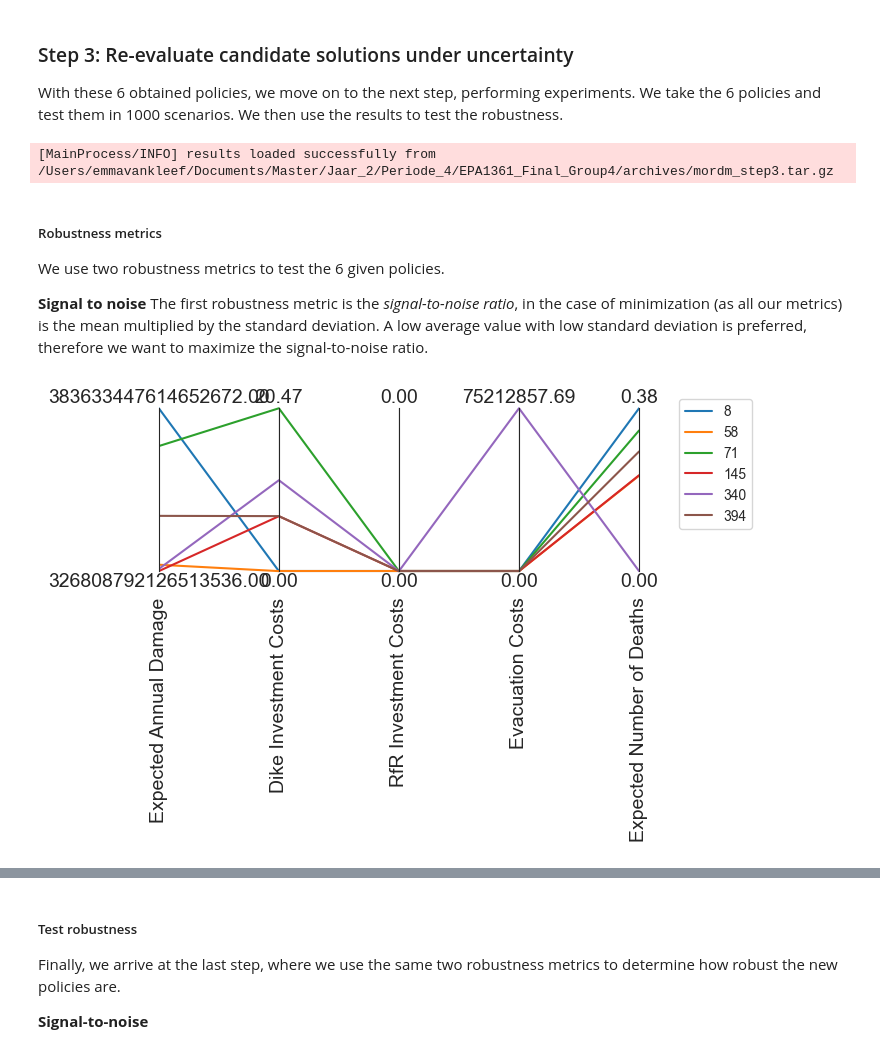
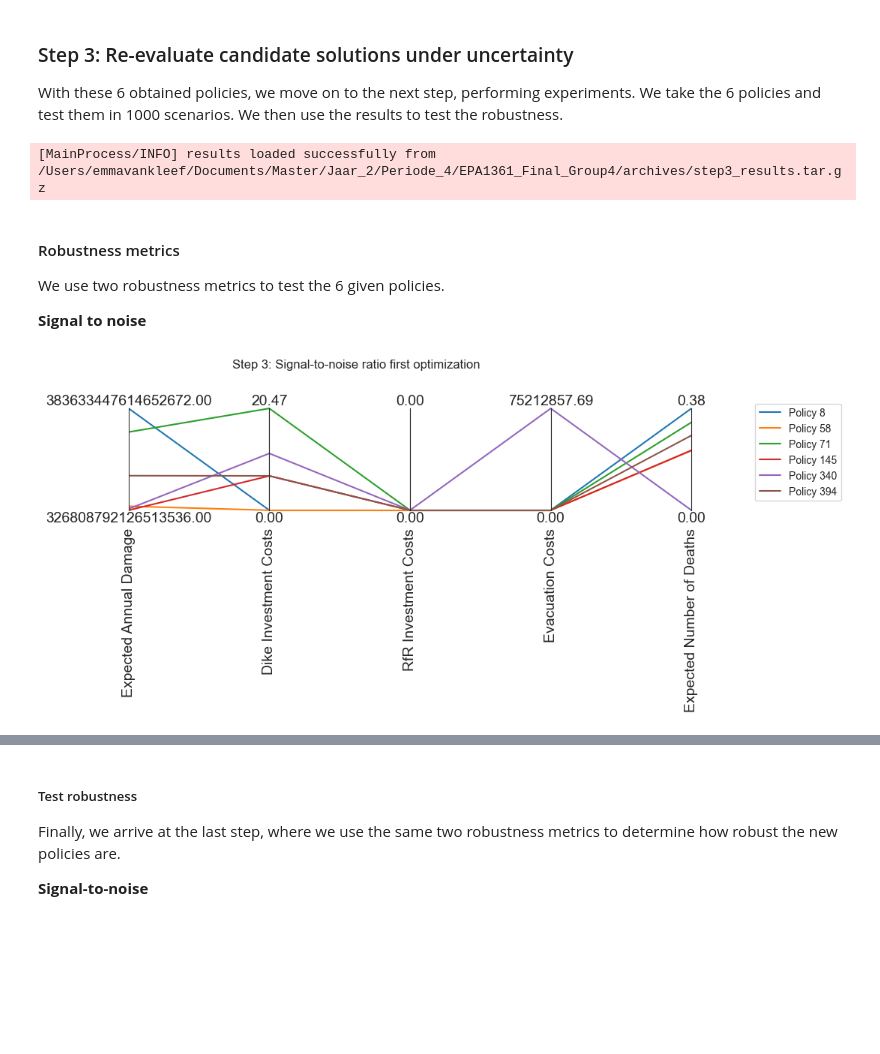
Before and after one commit to AnnedeKoeijer/EPA1361_Final_Group4, a Jupyter notebook: dike_model_optimization.ipynb, the cells around one changed output, grey strips where cells are left out. Cells and saved outputs as stored; diff of their text form; code cells hidden in the pictures; blank space fills up the shorter version.

```diff
--- a/dike_model_optimization.ipynb
+++ b/dike_model_optimization.ipynb
@@ -85,10 +88,10 @@ ref_scenario = Scenario("reference", **scen1)
 # %%
 # This code loads our saved lists with the results and convergences for all 4 seeds
 
-with open("./archives/store_results", "rb") as fp:   # Unpickling
+with open("./archives/step1_results", "rb") as fp:   # Unpickling
     list_results = pickle.load(fp)
 
-with open("./archives/store_convergences", "rb") as fp:   # Unpickling
+with open("./archives/step1_convergences", "rb") as fp:   # Unpickling
     list_convergences = pickle.load(fp)
 # %%
 fig, ax = plt.subplots(figsize=(8,4))
@@ -118,4 +136,4 @@ selection = results[results['room for river 1 & 2'] == 0]
 selection = selection[selection['dike heightening 1'] >= 3]
 final_selection = selection[selection['average heightening'] > 4.2]
 # %%
-policies = final_selection.loc[:, '0_RfR 0':'A.5_DikeIncrease 3']
+policies = final_selection.loc[:, levers_]
@@ -122,8 +151,10 @@ policies = final_selection.loc[:, '0_RfR 0':'A.5_DikeIncrease 3']
 # %%
-data = final_selection.loc[:, 'Expected Annual Damage':'Expected Number of Deaths']
+data = final_selection.loc[:, outcomes_]
 limits = parcoords.get_limits(data)
 
 paraxes = parcoords.ParallelAxes(limits)
 paraxes.plot(data)
+plt.legend([f'Policy {i}' for i in data.index], bbox_to_anchor=(2.1,1))
+plt.suptitle(x=0.5,y=1.1,t='Step 2: Outcomes per policy first optimization')
 plt.show()
 # %% [output]
@@ -151,13 +180,12 @@ for i, policy in policies.iterrows():
 # %%
-results = load_results('./archives/mordm_step3.tar.gz')
+results = load_results('./archives/step3_results.tar.gz')
 # %% [output]
-[MainProcess/INFO] results loaded successfully from /Users/emmavankleef/Documents/Master/Jaar_2/Periode_4/EPA1361_Final_Group4/archives/mordm_step3.tar.gz
+[MainProcess/INFO] results loaded successfully from /Users/emmavankleef/Documents/Master/Jaar_2/Periode_4/EPA1361_Final_Group4/archives/step3_results.tar.gz
-# %% [markdown]
-##### Robustness metrics
-We use two robustness metrics to test the 6 given policies.
-
-**Signal to noise**
-The first robustness metric is the *signal-to-noise ratio*, in the case of minimization (as all our metrics) is the mean multiplied by the standard deviation. A low average value with low standard deviation is preferred, therefore we want to maximize the signal-to-noise ratio.
+# %% [markdown]
+#### Robustness metrics
+We use two robustness metrics to test the 6 given policies.
+
+**Signal to noise**
 # %%
 def s_to_n(data, direction):
     mean = np.mean(data)
@@ -185,11 +213,14 @@ scores = pd.DataFrame.from_dict(overall_scores).T
 # %%
 data = scores
 limits = parcoords.get_limits(data)
 labels = data.index
 
 paraxes = parcoords.ParallelAxes(limits)
 paraxes.plot(data)
-plt.legend(data.index, bbox_to_anchor=(2,1))
+fig = plt.gcf()
+fig.set_size_inches((10, 4))
+plt.legend([f'Policy {i}' for i in data.index], bbox_to_anchor=(2.1,1))
+plt.suptitle(x=0.5,y=1.1,t='Step 3: Signal-to-noise ratio first optimization')
 plt.show()
 # %% [output]
-[figure, old version]
+[figure, new version]
```
Also changed, not shown: parts of 69 cells of this notebook, 13 other files.
